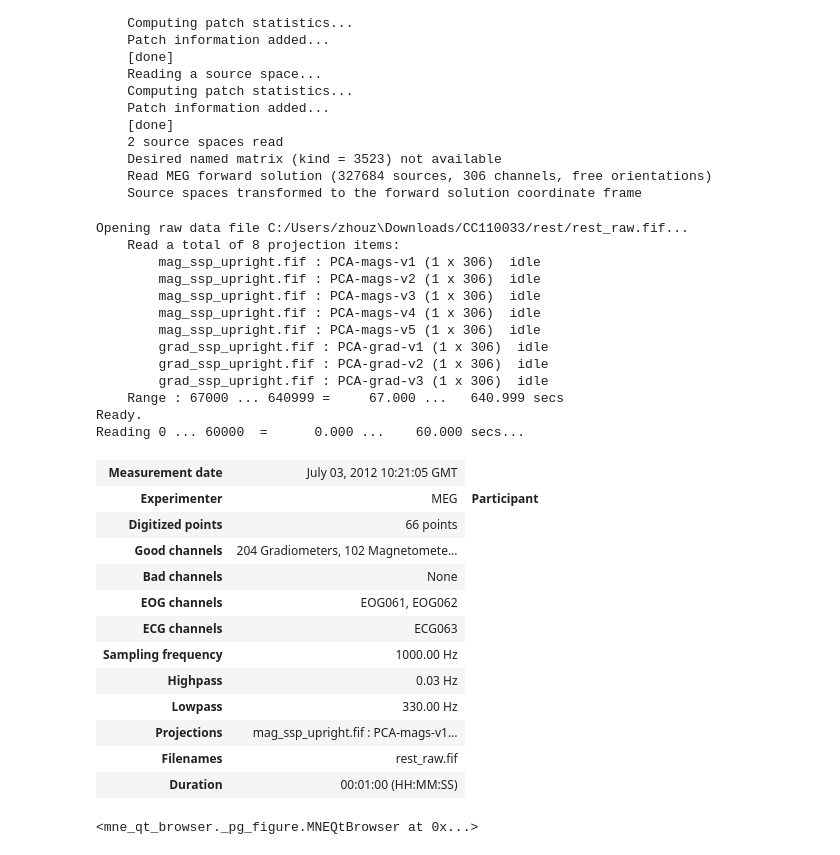
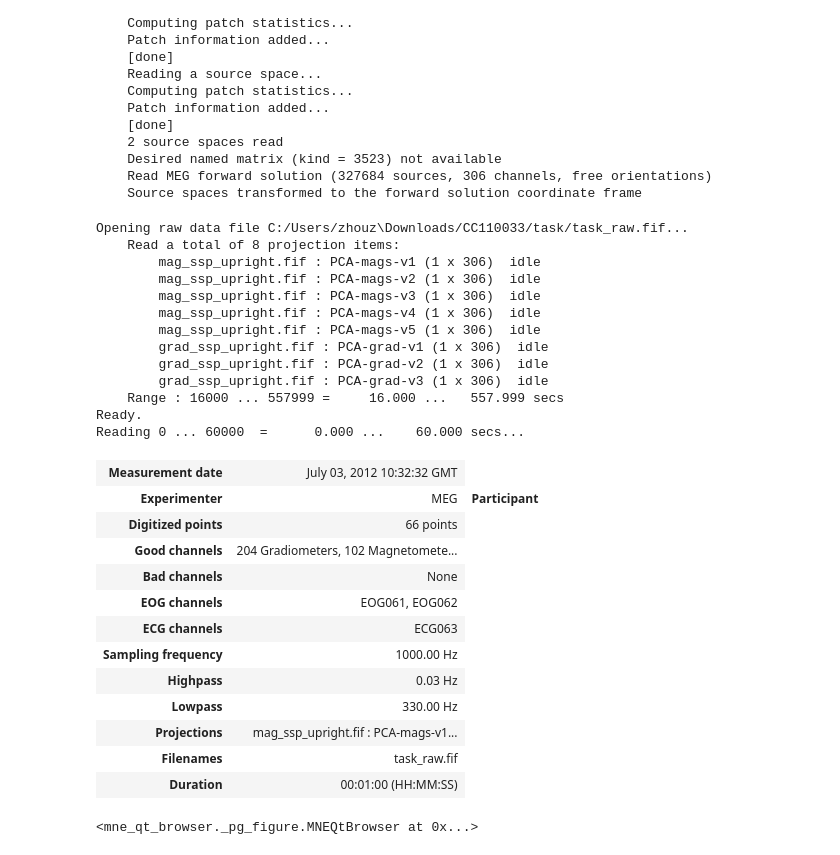
Before and after one commit to zhibinz2/MEG_EEG_Source_Localization, a Jupyter notebook: test_scripts/test.ipynb, the cells around one changed output. Cells and saved outputs as stored; diff of their text form; code cells hidden in the pictures.

```diff
--- a/test_scripts/test.ipynb
+++ b/test_scripts/test.ipynb
@@ -43,24 +43,25 @@ subject = 'fsaverage' # change it to use freesurfer's bem
 # %%
 # https://mne.tools/stable/auto_tutorials/raw/40_visualize_raw.html#sphx-glr-auto-tutorials-raw-40-visualize-raw-py
 import mne
-sample_data_raw_file='C:/Users/zhouz\Downloads/CC110033/rest/rest_raw.fif'
+# sample_data_raw_file='C:/Users/zhouz\Downloads/CC110033/rest/rest_raw.fif'
+sample_data_raw_file='C:/Users/zhouz\Downloads/CC110033/task/task_raw.fif'
 raw = mne.io.read_raw_fif(sample_data_raw_file)
 raw.crop(tmax=60).load_data()
 # %% [output]
-Opening raw data file C:/Users/zhouz\Downloads/CC110033/rest/rest_raw.fif...
+Opening raw data file C:/Users/zhouz\Downloads/CC110033/task/task_raw.fif...
     Read a total of 8 projection items:
         mag_ssp_upright.fif : PCA-mags-v1 (1 x 306)  idle
         mag_ssp_upright.fif : PCA-mags-v2 (1 x 306)  idle
         mag_ssp_upright.fif : PCA-mags-v3 (1 x 306)  idle
         mag_ssp_upright.fif : PCA-mags-v4 (1 x 306)  idle
         mag_ssp_upright.fif : PCA-mags-v5 (1 x 306)  idle
         grad_ssp_upright.fif : PCA-grad-v1 (1 x 306)  idle
         grad_ssp_upright.fif : PCA-grad-v2 (1 x 306)  idle
         grad_ssp_upright.fif : PCA-grad-v3 (1 x 306)  idle
-    Range : 67000 ... 640999 =     67.000 ...   640.999 secs
+    Range : 16000 ... 557999 =     16.000 ...   557.999 secs
 Ready.
 Reading 0 ... 60000  =      0.000 ...    60.000 secs...
-| Measurement date | July 03, 2012 10:21:05 GMT |
+| Measurement date | July 03, 2012 10:32:32 GMT |
 | Experimenter | MEG | Participant |
 | Digitized points | 66 points |
 | Good channels | 204 Gradiometers, 102 Magnetomete... |
@@ -71,7 +72,7 @@ Reading 0 ... 60000  =      0.000 ...    60.000 secs...
 | Highpass | 0.03 Hz |
 | Lowpass | 330.00 Hz |
 | Projections | mag_ssp_upright.fif : PCA-mags-v1... |
-| Filenames | rest_raw.fif |
+| Filenames | task_raw.fif |
 | Duration | 00:01:00 (HH:MM:SS) |
 # %%
 raw.plot()
```
Also changed, not shown: parts of 12 cells of this notebook, 9 other files.
